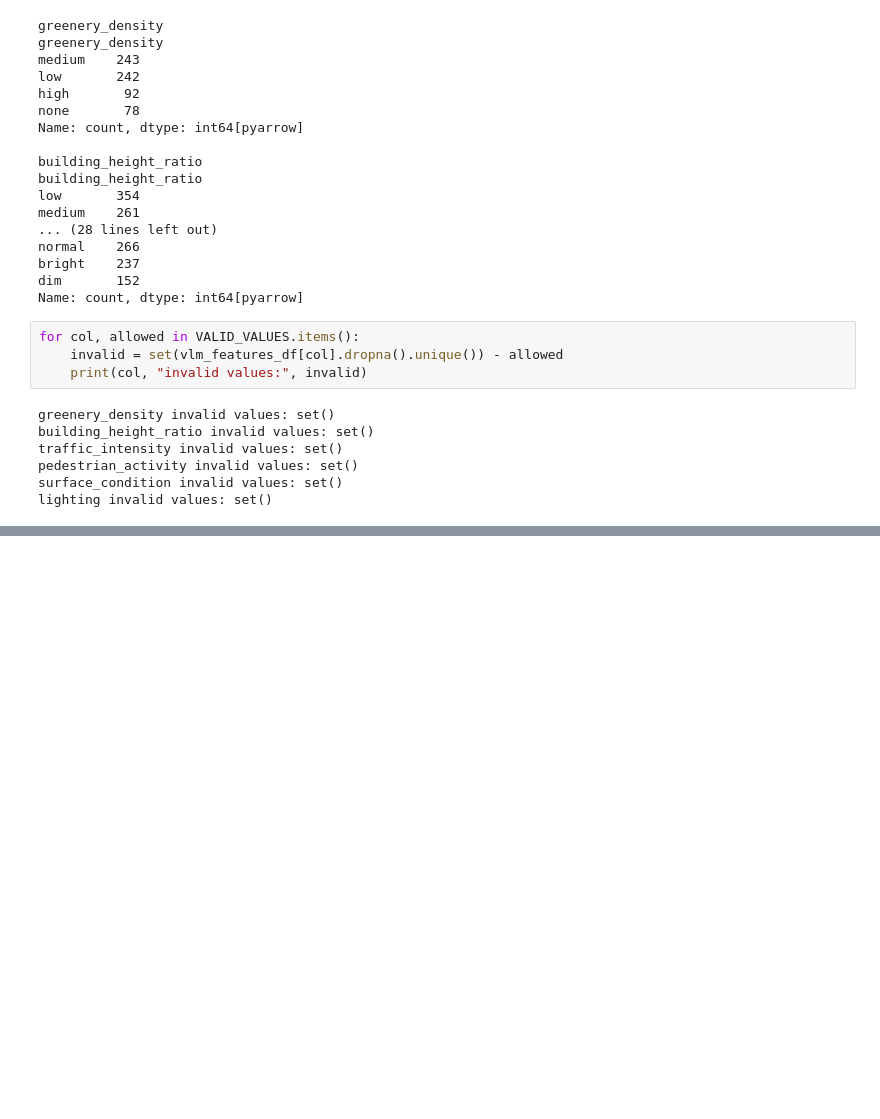
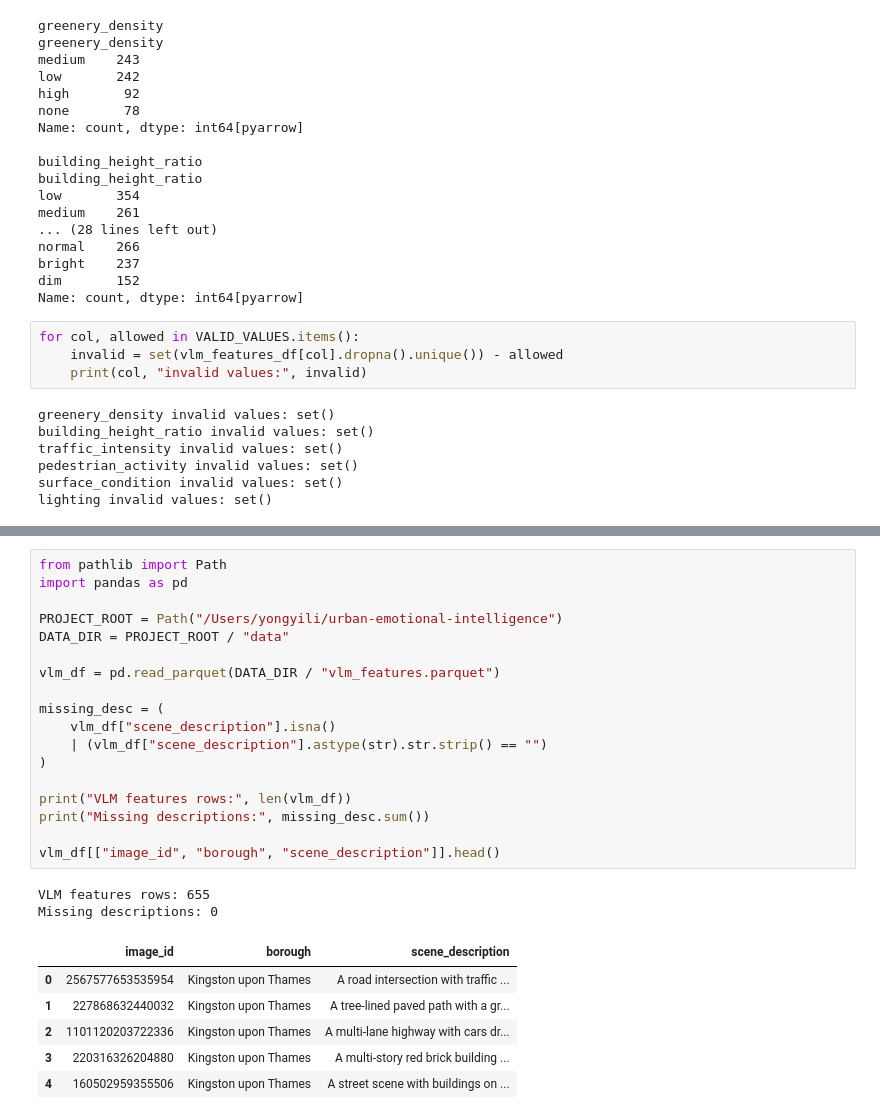
Before and after one commit to Katylll/urban-emotional-intelligence, a Jupyter notebook: notebooks/02_vlm_feature_extraction.ipynb, the cells around one changed output, grey strips where cells are left out. Saved outputs shown, nothing was run; the diff lists cells and outputs as text; blank space fills up the shorter version.

```diff
--- a/notebooks/02_vlm_feature_extraction.ipynb
+++ b/notebooks/02_vlm_feature_extraction.ipynb
@@ -665,0 +1040,27 @@ lighting invalid values: set()
+# %%
+from pathlib import Path
+import pandas as pd
+
+PROJECT_ROOT = Path("/Users/yongyili/urban-emotional-intelligence")
+DATA_DIR = PROJECT_ROOT / "data"
+
+vlm_df = pd.read_parquet(DATA_DIR / "vlm_features.parquet")
+
+missing_desc = (
+    vlm_df["scene_description"].isna()
+    | (vlm_df["scene_description"].astype(str).str.strip() == "")
+)
+
+print("VLM features rows:", len(vlm_df))
+print("Missing descriptions:", missing_desc.sum())
+
+vlm_df[["image_id", "borough", "scene_description"]].head()
+# %% [output]
+VLM features rows: 655
+Missing descriptions: 0
+|  | image_id | borough | scene_description |
+| 0 | 2567577653535954 | Kingston upon Thames | A road intersection with traffic ... |
+| 1 | 227868632440032 | Kingston upon Thames | A tree-lined paved path with a gr... |
+| 2 | 1101120203722336 | Kingston upon Thames | A multi-lane highway with cars dr... |
+| 3 | 220316326204880 | Kingston upon Thames | A multi-story red brick building ... |
+| 4 | 160502959355506 | Kingston upon Thames | A street scene with buildings on ... |
```
Also changed, not shown: parts of 21 cells of this notebook, 5 other files.
